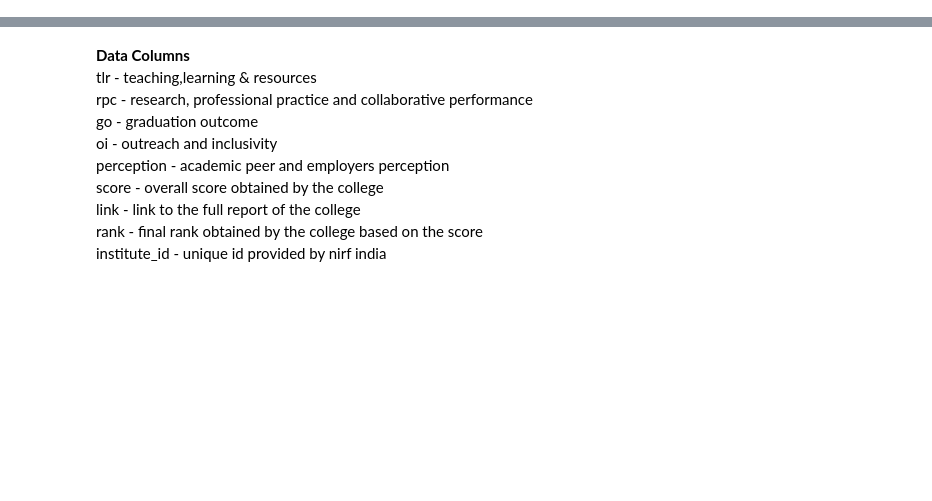
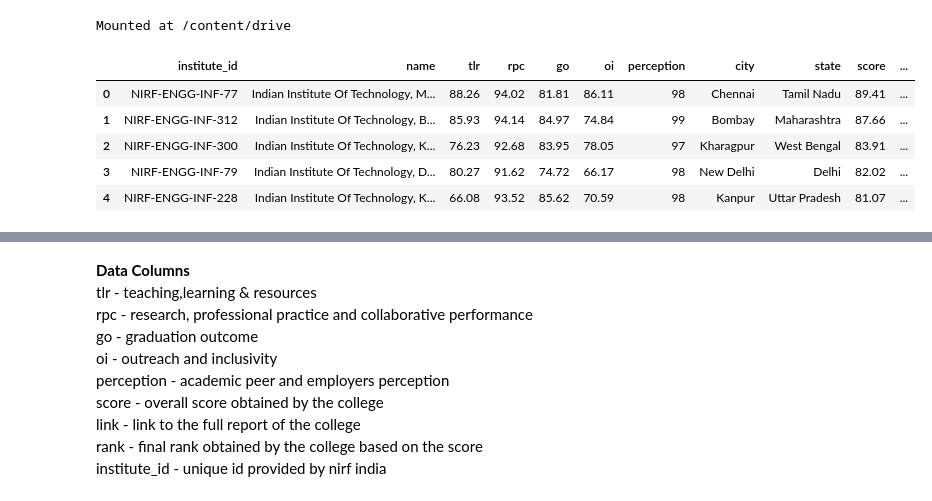
Before and after one commit to CodesOfAnurag/DataScienceAssignment, a Jupyter notebook: DS_Assignment.ipynb, the cells around one changed output, grey strips where cells are left out. Cells and saved outputs as stored; diff of their text form; code cells hidden in the pictures; blank space fills up the shorter version.

```diff
--- a/DS_Assignment.ipynb
+++ b/DS_Assignment.ipynb
@@ -1,3 +1,8 @@
+# %%
+from google.colab import drive
+drive.mount('/content/drive')
+# %% [output]
+Mounted at /content/drive
 # %%
 !pip install numpy pandas matplotlib seaborn scipy statsmodels
 # %%
@@ -7,3 +12,14 @@ import numpy as np
 import seaborn as sns
 import matplotlib.pyplot as plt
 from statsmodels.graphics.gofplots import qqplot
+# %%
+data2016 = pd.read_csv('/content/drive/MyDrive/NIRF_2016.csv')
+# %%
+data2016.head()
+# %% [output]
+|  | institute_id | name | tlr | rpc | go | oi | perception | city | state | score | ... |
+| 0 | NIRF-ENGG-INF-77 | Indian Institute Of Technology, M... | 88.26 | 94.02 | 81.81 | 86.11 | 98 | Chennai | Tamil Nadu | 89.41 | ... |
+| 1 | NIRF-ENGG-INF-312 | Indian Institute Of Technology, B... | 85.93 | 94.14 | 84.97 | 74.84 | 99 | Bombay | Maharashtra | 87.66 | ... |
+| 2 | NIRF-ENGG-INF-300 | Indian Institute Of Technology, K... | 76.23 | 92.68 | 83.95 | 78.05 | 97 | Kharagpur | West Bengal | 83.91 | ... |
+| 3 | NIRF-ENGG-INF-79 | Indian Institute Of Technology, D... | 80.27 | 91.62 | 74.72 | 66.17 | 98 | New Delhi | Delhi | 82.02 | ... |
+| 4 | NIRF-ENGG-INF-228 | Indian Institute Of Technology, K... | 66.08 | 93.52 | 85.62 | 70.59 | 98 | Kanpur | Uttar Pradesh | 81.07 | ... |
```
Also changed, not shown: parts of 42 cells of this notebook.
